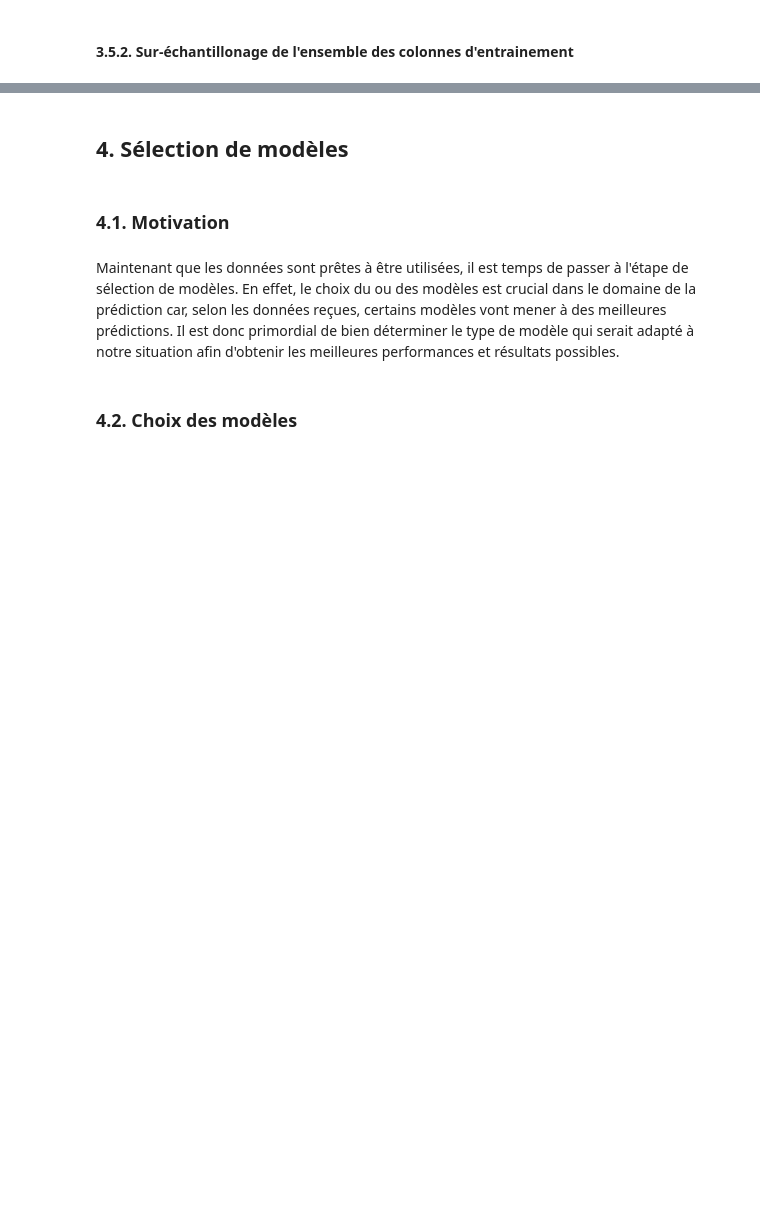
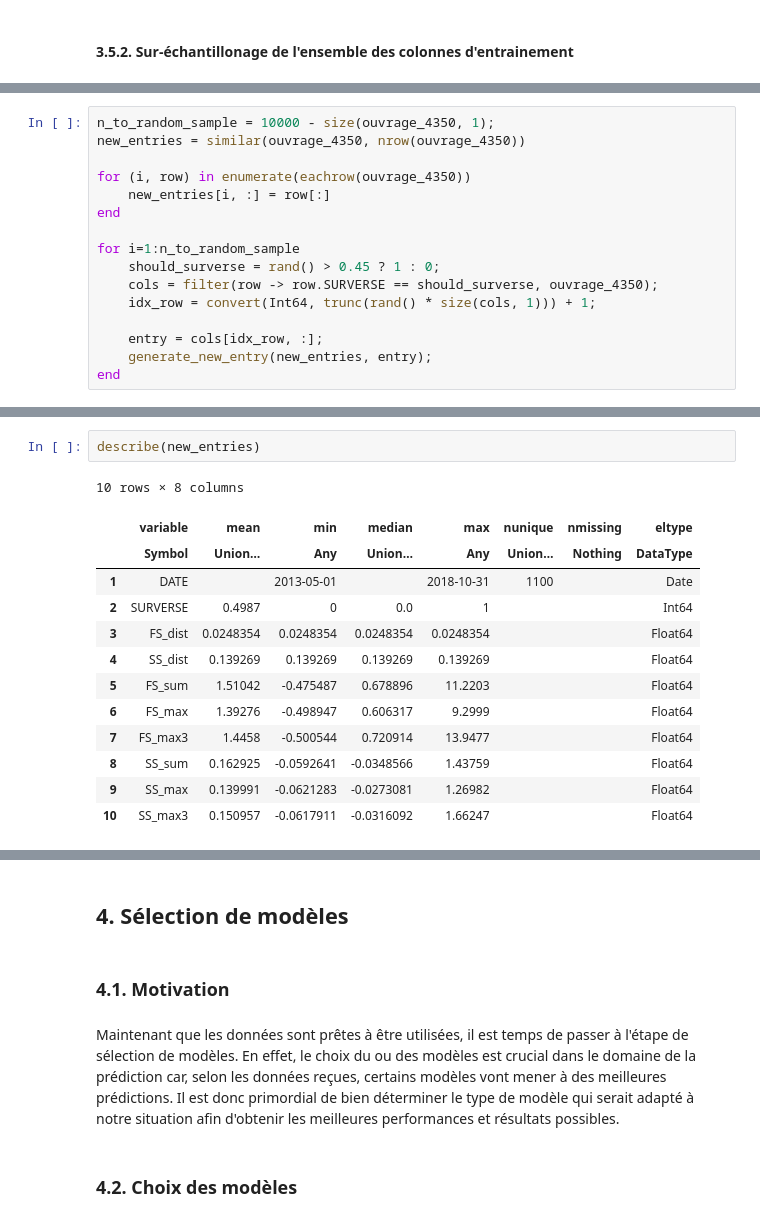
Before and after one commit to JeyzerMC/MTH3302-Project, a Jupyter notebook: rp_v2.ipynb, the cells around one changed output, grey strips where cells are left out. Saved outputs shown, nothing was run; the diff lists cells and outputs as text; blank space fills up the shorter version.

```diff
--- a/rp_v2.ipynb
+++ b/rp_v2.ipynb
@@ -1207,0 +1283,16 @@ Comme vu à la section [2.7. Isolation des ouvrages d'intérêts](#2.7.), nous a
+# %%
+n_to_random_sample = 10000 - size(ouvrage_4350, 1);
+new_entries = similar(ouvrage_4350, nrow(ouvrage_4350))
+
+for (i, row) in enumerate(eachrow(ouvrage_4350))
+    new_entries[i, :] = row[:]
+end
+
+for i=1:n_to_random_sample
+    should_surverse = rand() > 0.45 ? 1 : 0;
+    cols = filter(row -> row.SURVERSE == should_surverse, ouvrage_4350);
+    idx_row = convert(Int64, trunc(rand() * size(cols, 1))) + 1;
+
+    entry = cols[idx_row, :];
+    generate_new_entry(new_entries, entry);
+end
@@ -1207,0 +1303,16 @@ Comme vu à la section [2.7. Isolation des ouvrages d'intérêts](#2.7.), nous a
+# %%
+describe(new_entries)
+# %% [output]
+10 rows × 8 columns
+|  | variable | mean | min | median | max | nunique | nmissing | eltype |
+|  | Symbol | Union… | Any | Union… | Any | Union… | Nothing | DataType |
+| 1 | DATE |  | 2013-05-01 |  | 2018-10-31 | 1100 |  | Date |
+| 2 | SURVERSE | 0.4987 | 0 | 0.0 | 1 |  |  | Int64 |
+| 3 | FS_dist | 0.0248354 | 0.0248354 | 0.0248354 | 0.0248354 |  |  | Float64 |
+| 4 | SS_dist | 0.139269 | 0.139269 | 0.139269 | 0.139269 |  |  | Float64 |
+| 5 | FS_sum | 1.51042 | -0.475487 | 0.678896 | 11.2203 |  |  | Float64 |
+| 6 | FS_max | 1.39276 | -0.498947 | 0.606317 | 9.2999 |  |  | Float64 |
+| 7 | FS_max3 | 1.4458 | -0.500544 | 0.720914 | 13.9477 |  |  | Float64 |
+| 8 | SS_sum | 0.162925 | -0.0592641 | -0.0348566 | 1.43759 |  |  | Float64 |
+| 9 | SS_max | 0.139991 | -0.0621283 | -0.0273081 | 1.26982 |  |  | Float64 |
+| 10 | SS_max3 | 0.150957 | -0.0617911 | -0.0316092 | 1.66247 |  |  | Float64 |
```
Also changed, not shown: parts of 25 cells of this notebook, 1 other file.
